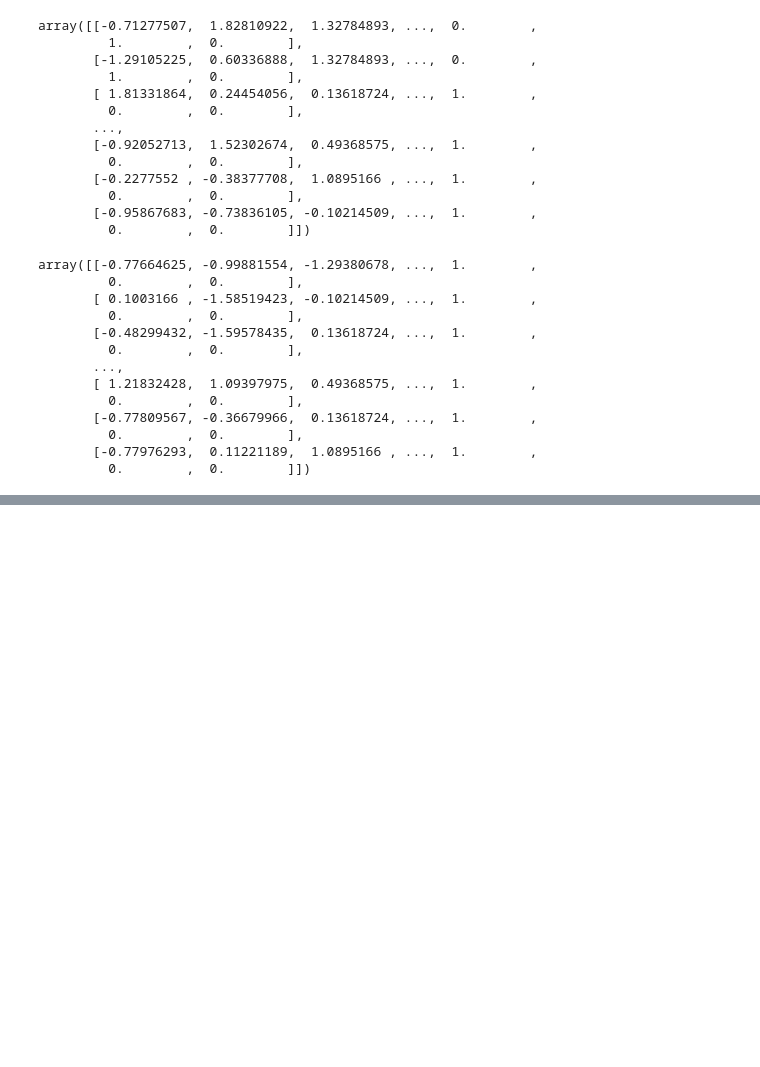
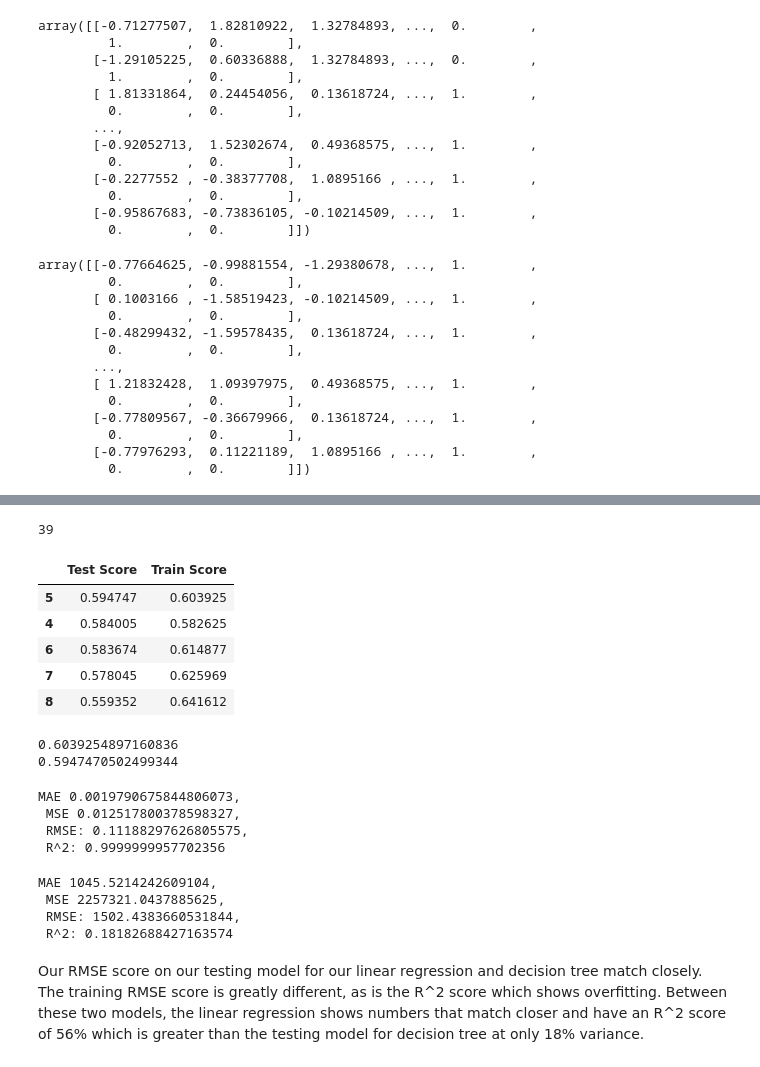
Before and after one commit to victoriawhite17/Sales_Predictions, a Jupyter notebook: Transforming_Sales_Predictions.ipynb, the cells around one changed output, grey strips where cells are left out. Cells and saved outputs as stored; diff of their text form; code cells hidden in the pictures; blank space fills up the shorter version.

```diff
--- a/Transforming_Sales_Predictions.ipynb
+++ b/Transforming_Sales_Predictions.ipynb
@@ -214,0 +264,4 @@ array([[-0.77664625, -0.99881554, -1.29380678, ...,  1.        ,
+# %%
+dec_tree = DecisionTreeRegressor(random_state = 42)
+# %%
+dec_tree.fit(X_train_processed, y_train)
@@ -214,0 +273,5 @@ array([[-0.77664625, -0.99881554, -1.29380678, ...,  1.        ,
+# %%
+dec_train_score = dec_tree.score(X_train_processed, y_train)
+dec_test_score = dec_tree.score(X_test_processed, y_test)
+print(dec_train_score)
+print(dec_test_score)
@@ -214,0 +298,26 @@ array([[-0.77664625, -0.99881554, -1.29380678, ...,  1.        ,
+# %%
+dec_tree.get_depth()
+# %% [output]
+39
+# %%
+#creating a loop to easily find where depth has the highest accuracy
+depths = list(range(2, 39))
+scores = pd.DataFrame(index=depths, columns=['Test Score', 'Train Score'])
+for depth in depths:
+    dec_tree = DecisionTreeRegressor(max_depth=depth, random_state=42)
+    dec_tree.fit(X_train_processed, y_train)
+    dec_train_score = dec_tree.score(X_train_processed, y_train)
+    dec_test_score = dec_tree.score(X_test_processed, y_test)
+    scores.loc[depth, 'Train Score'] = dec_train_score
+    scores.loc[depth, 'Test Score'] = dec_test_score
+# %%
+#finding exactly where our accuracy is highest
+sorted_scores = scores.sort_values(by='Test Score', ascending=False)
+sorted_scores.head()
+# %% [output]
+|  | Test Score | Train Score |
+| 5 | 0.594747 | 0.603925 |
+| 4 | 0.584005 | 0.582625 |
+| 6 | 0.583674 | 0.614877 |
+| 7 | 0.578045 | 0.625969 |
+| 8 | 0.559352 | 0.641612 |
@@ -214,0 +326,27 @@ array([[-0.77664625, -0.99881554, -1.29380678, ...,  1.        ,
+# %%
+#fitting the model on our data at depth 5
+dec_tree_5 = DecisionTreeRegressor(max_depth = 5, random_state=42)
+dec_tree_5.fit(X_train_processed, y_train)
+train_5_score = dec_tree_5.score(X_train_processed, y_train)
+test_5_score = dec_tree_5.score(X_test_processed, y_test)
+print(train_5_score)
+print(test_5_score)
+# %% [output]
+0.6039254897160836
+0.5947470502499344
+# %%
+eval_regression(y_train, dec_trains_preds)
+# %% [output]
+MAE 0.0019790675844806073,
+ MSE 0.012517800378598327,
+ RMSE: 0.11188297626805575,
+ R^2: 0.9999999957702356
+# %%
+eval_regression(y_test, dec_test_preds)
+# %% [output]
+MAE 1045.5214242609104,
+ MSE 2257321.0437885625,
+ RMSE: 1502.4383660531844,
+ R^2: 0.18182688427163574
+# %% [markdown]
+Our RMSE score on our testing model for our linear regression and decision tree match closely. The training RMSE score is greatly different, as is the R^2 score which shows overfitting. Between these two models, the linear regression shows numbers that match closer and have an R^2 score of 56% which is greater than the testing model for decision tree at only 18% variance.
```
Also changed, not shown: parts of 19 cells of this notebook.
